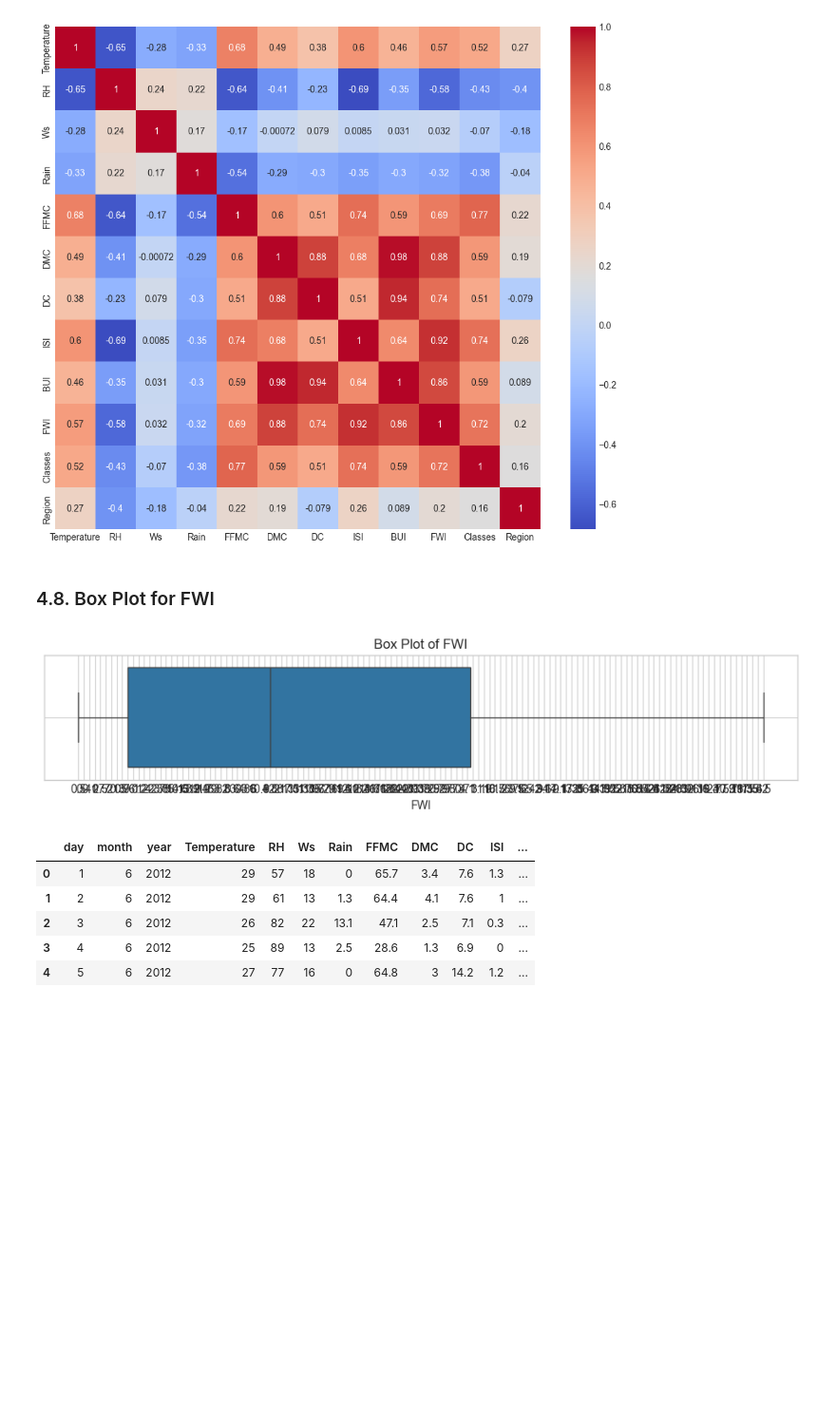
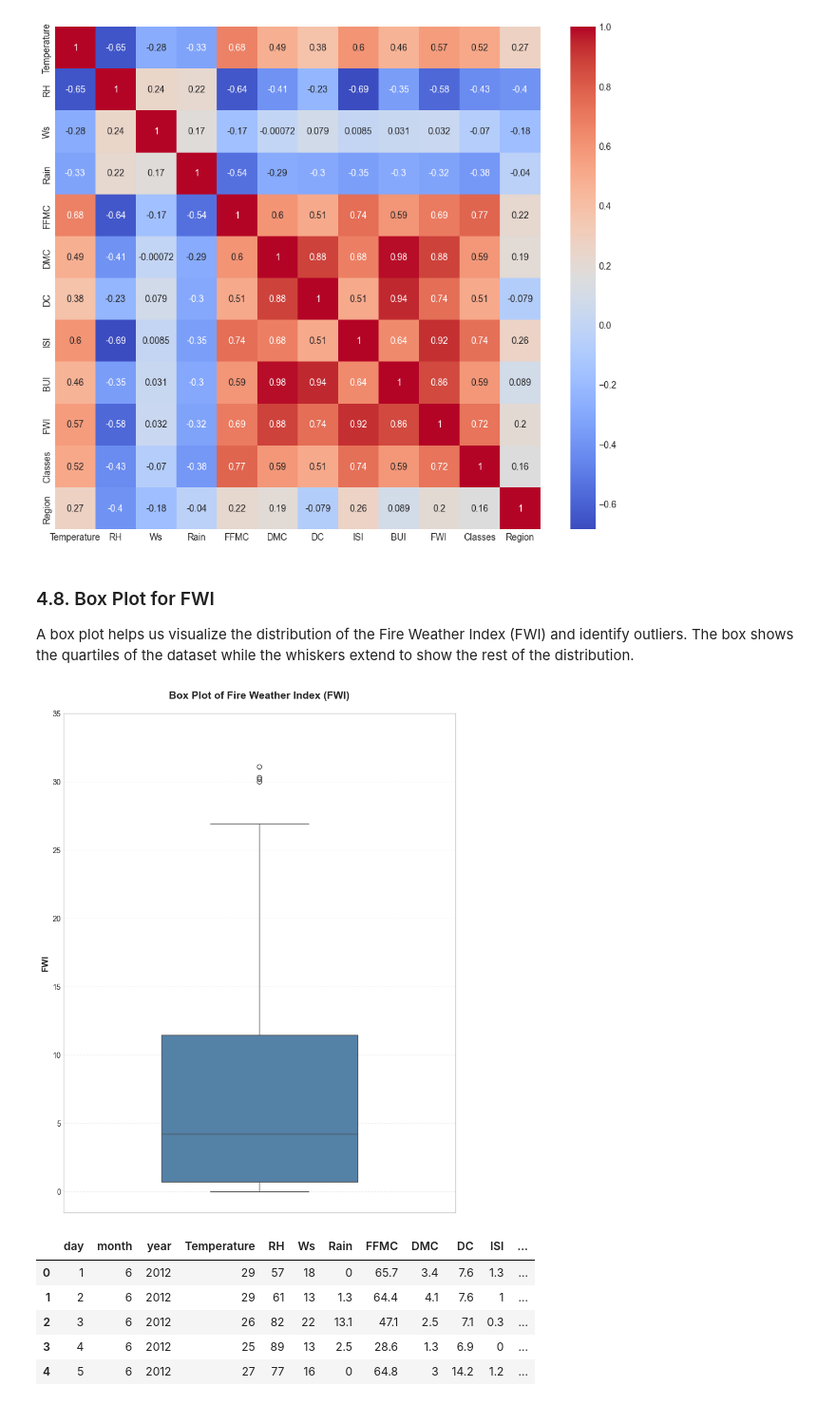
Before and after one commit to Tamim2276/Machine-Learning, a Jupyter notebook: Ridge,Lasso And ElasticNet/RidgeLassoAndElasticNet.ipynb, the cells around one changed output. Shown at 95% size. Saved outputs shown, nothing was run; the diff lists cells and outputs as text; code cells hidden in the pictures; blank space fills up the shorter version.

```diff
--- a/Ridge,Lasso And ElasticNet/RidgeLassoAndElasticNet.ipynb
+++ b/Ridge,Lasso And ElasticNet/RidgeLassoAndElasticNet.ipynb
@@ -573,18 +573,34 @@ plt.show()
 [figure]
 # %% [markdown]
 ### 4.8. Box Plot for FWI
+
+A box plot helps us visualize the distribution of the Fire Weather Index (FWI) and identify outliers. The box shows the quartiles of the dataset while the whiskers extend to show the rest of the distribution.
 # %%
-sns.set_style('whitegrid')
-plt.figure(figsize=(12, 5))
-sns.boxplot(x=df['FWI'])
-plt.title('Box Plot of FWI')
-plt.xlabel('FWI')
-plt.xticks(rotation=45, ha='right')
-plt.grid(True)
+# Set up the figure size for better visibility
+plt.figure(figsize=(8, 10))
+
+# Convert FWI column to numeric type to handle any string values
+fwi_numeric = pd.to_numeric(df['FWI'], errors='coerce')
+
+# Create the vertical box plot with custom styling
+sns.boxplot(y=fwi_numeric, color='steelblue', width=0.5)
+
+# Add title and labels
+plt.title('Box Plot of Fire Weather Index (FWI)', fontsize=14, weight='bold', pad=20)
+plt.ylabel('FWI', fontsize=12, weight='bold')
+
+# Set y-axis ticks at intervals of 5 to prevent overlapping numbers
+y_max = fwi_numeric.max()
+plt.yticks(np.arange(0, y_max + 5, 5), fontsize=10)
+
+# Add subtle gridlines for easier reading
+plt.grid(axis='y', alpha=0.3, linestyle='--')
+
+# Adjust layout to prevent label cutoff
 plt.tight_layout()
 plt.show()
 # %% [output]
-[figure, old version]
+[figure, new version]
 # %%
 # Display the first few rows of the original DataFrame
 df_original.head()
```
Also changed, not shown: parts of 2 cells of this notebook, 1 other file.
